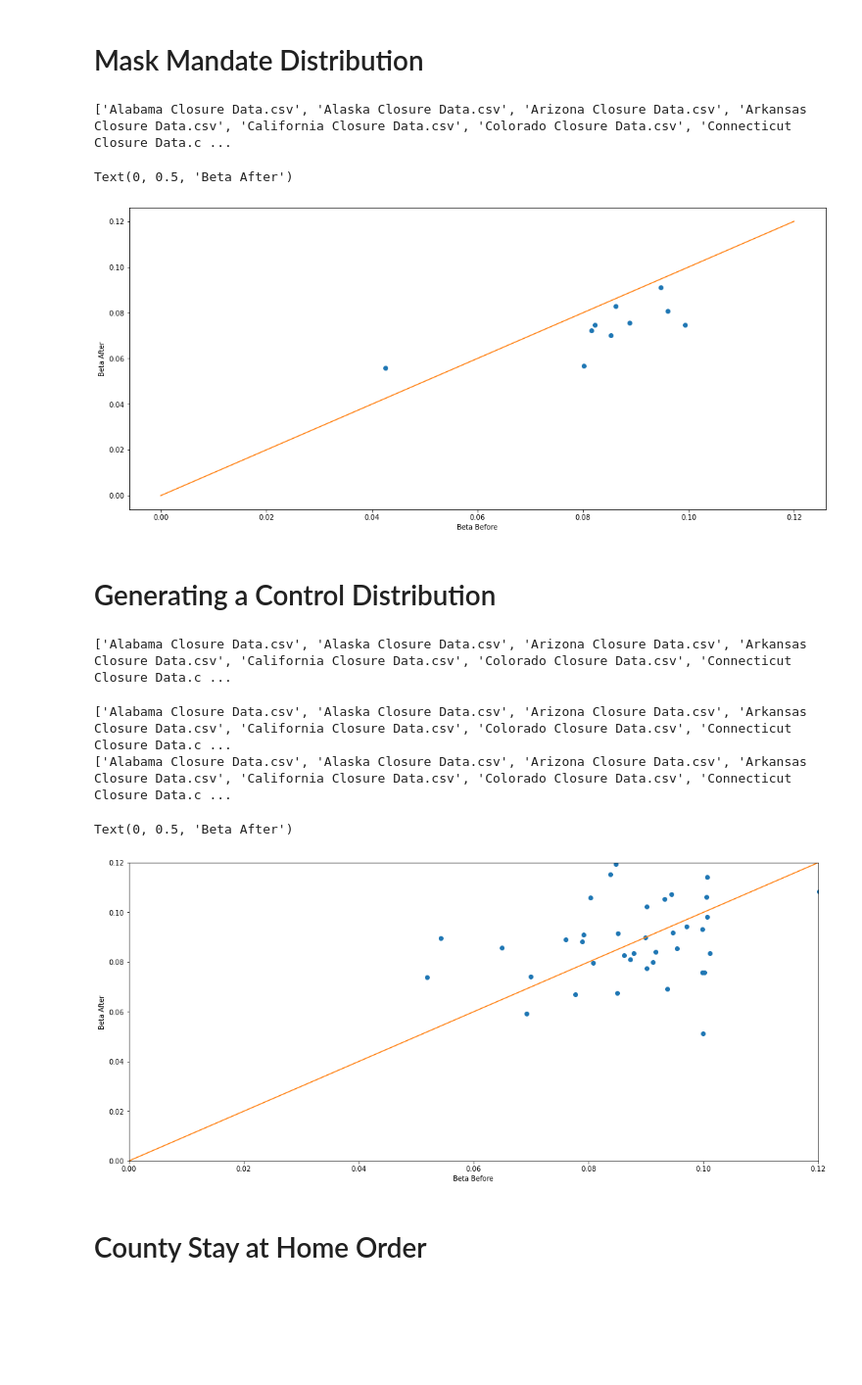
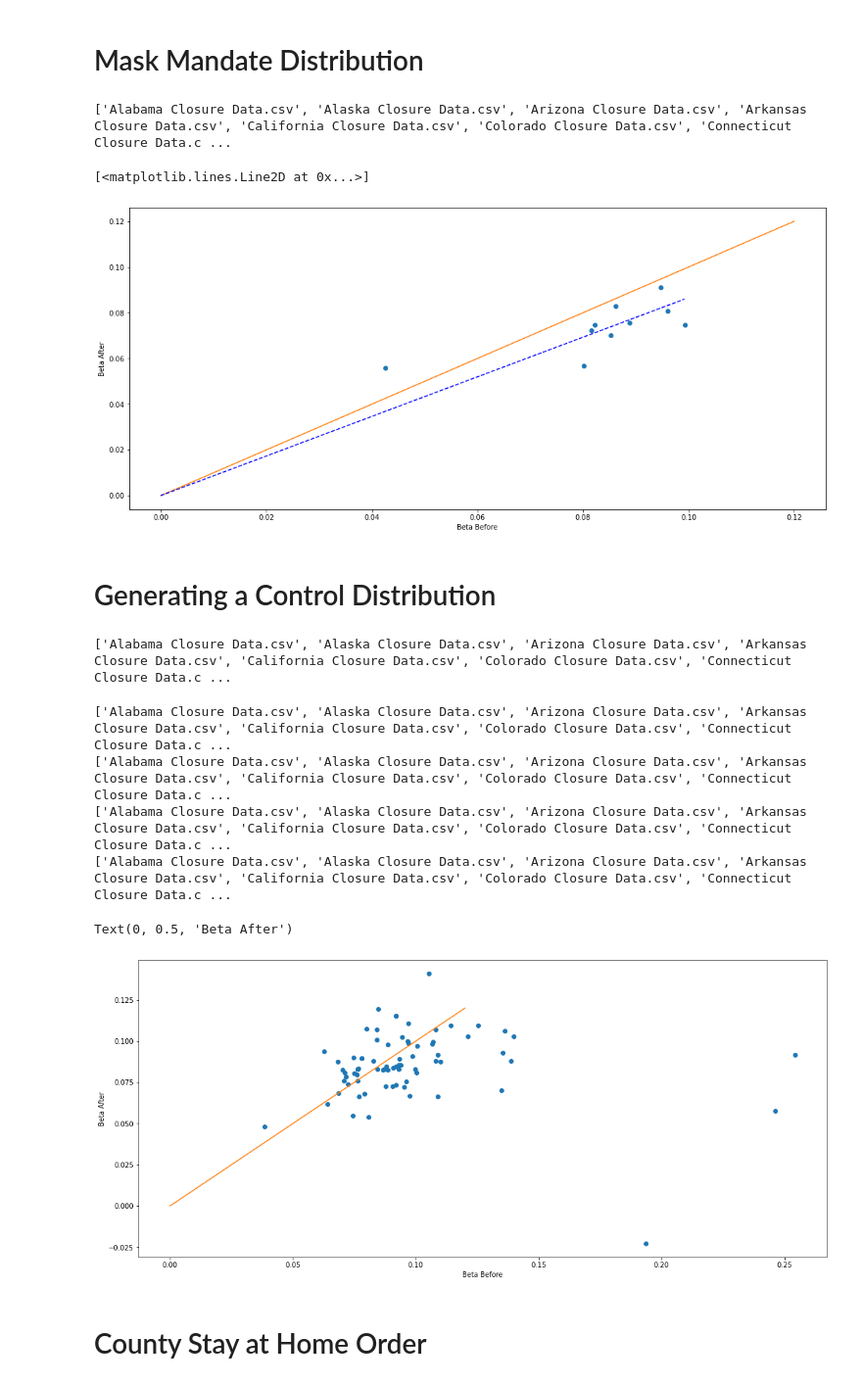
Before and after one commit to holiday-pettijohn/COVID-Tracking-Biola-Summer, a Jupyter notebook: Code/Determining Average Difference for Policies.ipynb, the cells around one changed output. Shown at 98% size. Cells and saved outputs as stored; diff of their text form; code cells hidden in the pictures; blank space fills up the shorter version.

Commit message:
Added line of best fit to first graph

```diff
--- a/Code/Determining Average Difference for Policies.ipynb
+++ b/Code/Determining Average Difference for Policies.ipynb
@@ -748,16 +748,23 @@ ax.plot(bB,bA, 'o')
 ax.plot([0,0.12],[0,0.12])
 ax.set_xlabel("Beta Before")
 ax.set_ylabel("Beta After")
+bB = np.array(bB)
+bB = bB[:,np.newaxis]
+bestFit = np.linalg.lstsq(bB,bA, rcond = None)[0]
+
+#Plotting Line of best fit
+x = np.linspace(0, bB.max())
+ax.plot(x,x*bestFit,color = "blue", linestyle = 'dashed', label = 'Line of Best Fit')
 # %% [output]
 ['Alabama Closure Data.csv', 'Alaska Closure Data.csv', 'Arizona Closure Data.csv', 'Arkansas Closure Data.csv', 'California Closure Data.csv', 'Colorado Closure Data.csv', 'Connecticut Closure Data.c ...
-Text(0, 0.5, 'Beta After')
+[<matplotlib.lines.Line2D at 0x...>]
-[figure, old version]
+[figure, new version]
 # %% [markdown]
 # Generating a Control Distribution
 # %%
 bB = []
 bA = []
-for i in range(3):
+for i in range(5):
     arr = os.listdir('../Data/State Closure Data/Data files that Jesse messed with/')
     print(arr)
 
@@ -781,35 +788,37 @@ for i in range(3):
         numDays = len(infectRaw)
         infect = infectRaw[0:numDays]
         dead = deadRaw[0:numDays]
 
         gamma = getGamma(infect,dead)
         nu = getNu(infect,dead)
         q = .1 #0.0754
         window = 13
         hWin = window // 2
         beta = getBeta(pop, q, infect, dead, window)
 
 
         temp = dates.tolist()
         pathc='../Data/State Closure Data/Data files that Jesse messed with/'
         randDate = dates[random.randint(14,len(dates)-21)]
 
         tB, tA = getBetaDiff(dates,randDate, beta, infect, dead, pop, q, numDays )
         bB.append(tB)
         bA.append(tA)
         i += 1
 fig,ax = plt.subplots(figsize = (18,8))
 ax.plot(bB,bA, 'o')
 ax.plot([0,0.12],[0,0.12])
-ax.axis([0,0.12,0,0.12])
+
 ax.set_xlabel("Beta Before")
 ax.set_ylabel("Beta After")
 # %% [output]
 ['Alabama Closure Data.csv', 'Alaska Closure Data.csv', 'Arizona Closure Data.csv', 'Arkansas Closure Data.csv', 'California Closure Data.csv', 'Colorado Closure Data.csv', 'Connecticut Closure Data.c ...
 ['Alabama Closure Data.csv', 'Alaska Closure Data.csv', 'Arizona Closure Data.csv', 'Arkansas Closure Data.csv', 'California Closure Data.csv', 'Colorado Closure Data.csv', 'Connecticut Closure Data.c ...
 ['Alabama Closure Data.csv', 'Alaska Closure Data.csv', 'Arizona Closure Data.csv', 'Arkansas Closure Data.csv', 'California Closure Data.csv', 'Colorado Closure Data.csv', 'Connecticut Closure Data.c ...
+['Alabama Closure Data.csv', 'Alaska Closure Data.csv', 'Arizona Closure Data.csv', 'Arkansas Closure Data.csv', 'California Closure Data.csv', 'Colorado Closure Data.csv', 'Connecticut Closure Data.c ...
+['Alabama Closure Data.csv', 'Alaska Closure Data.csv', 'Arizona Closure Data.csv', 'Arkansas Closure Data.csv', 'California Closure Data.csv', 'Colorado Closure Data.csv', 'Connecticut Closure Data.c ...
 Text(0, 0.5, 'Beta After')
-[figure, old version]
+[figure, new version]
 # %% [markdown]
 # County Stay at Home Order
 # %%
```
